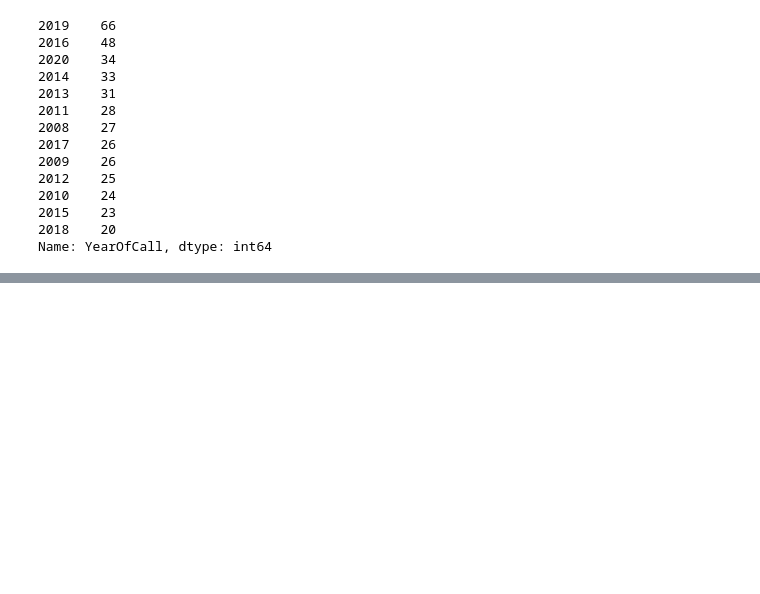
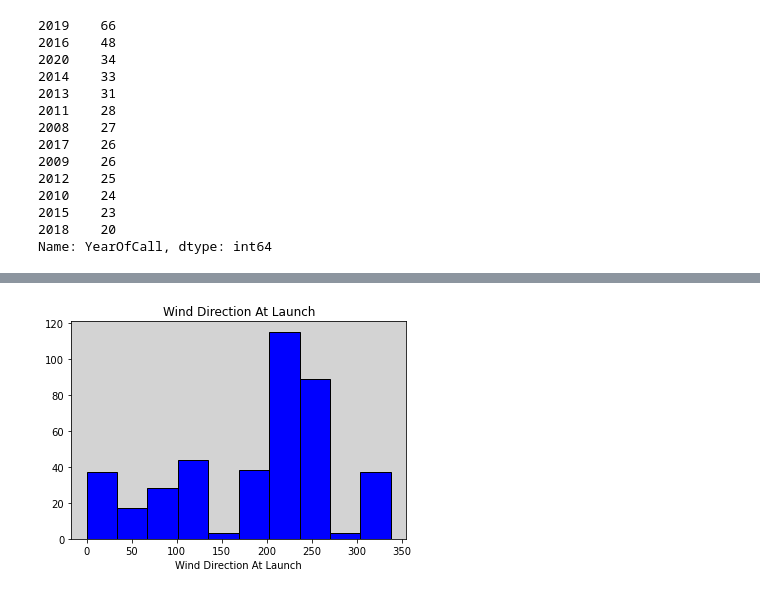
Before and after one commit to ShanePAustin/programming-for-data-analysis, a Jupyter notebook: PfDA_project_2021.ipynb, the cells around one changed output, grey strips where cells are left out. Cells and saved outputs as stored; diff of their text form; code cells hidden in the pictures; blank space fills up the shorter version.

```diff
--- a/PfDA_project_2021.ipynb
+++ b/PfDA_project_2021.ipynb
@@ -168,0 +202,8 @@ df.groupby("SeaConditionsAtIncident").head(1)
+# %%
+    ax = plt.axes()
+    plt.hist(df["WindDirectionAtLaunch"], color = "b", ec = "black")
+    plt.title("Wind Direction At Launch")
+    plt.xlabel("Wind Direction At Launch")
+    ax.set_facecolor("lightgrey")
+# %% [output]
+[figure, added]
```
Also changed, not shown: parts of 13 cells of this notebook, 1 other file.
